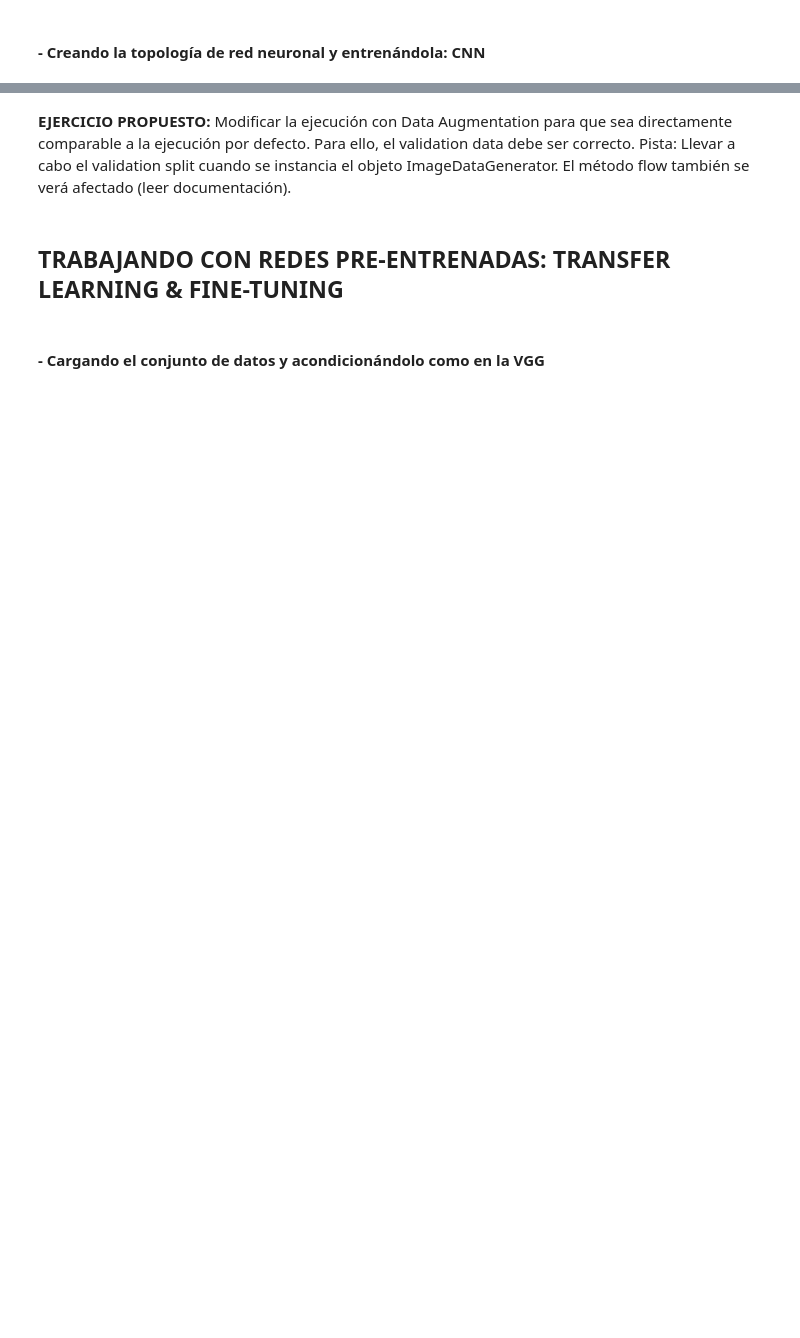
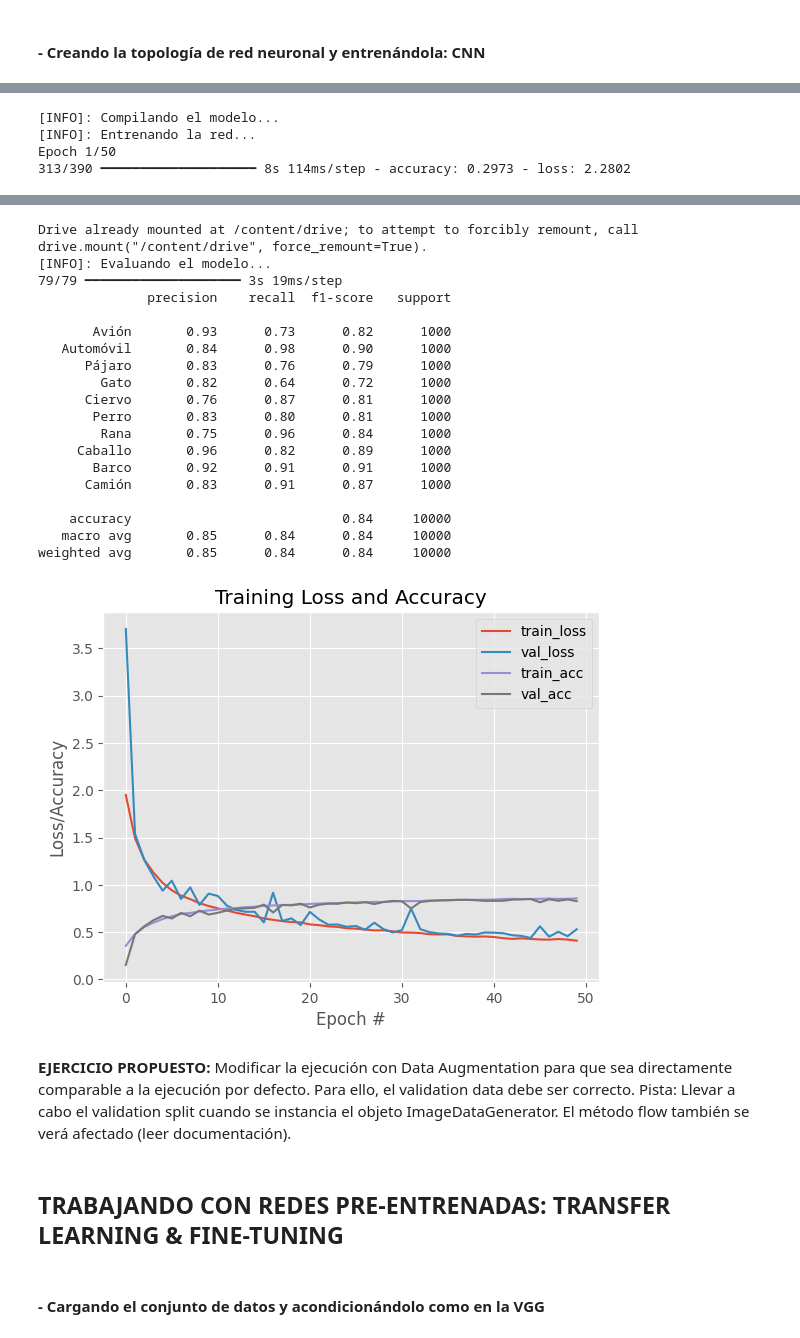
Before and after one commit to Carmen10-171/07MIAR_Redes-Neuronales, a Jupyter notebook: 07MIAR_SP02_Deep_Vision_practica2.ipynb, the cells around one changed output, grey strips where cells are left out. Saved outputs shown, nothing was run; the diff lists cells and outputs as text; code cells hidden in the pictures; blank space fills up the shorter version.

```diff
--- a/07MIAR_SP02_Deep_Vision_practica2.ipynb
+++ b/07MIAR_SP02_Deep_Vision_practica2.ipynb
@@ -416,9 +540,20 @@ from tensorflow.keras.layers import Input, Conv2D, Activation, Flatten, Dense, D
 from tensorflow.keras.models import Model
 from tensorflow.keras.models import Sequential
 from tensorflow.keras.optimizers import SGD, Adam
+from tensorflow.keras.preprocessing.image import ImageDataGenerator
 from sklearn.metrics import classification_report
 import matplotlib.pyplot as plt
 from google.colab import drive
+
+# Definimos e inicializamos datagen para evitar el NameError
+datagen = ImageDataGenerator(
+    rotation_range=15,
+    width_shift_range=0.2,
+    height_shift_range=0.2,
+    horizontal_flip=True,
+    zoom_range=0.2,
+    validation_split=0.2
+)
 
 #########################################
 ###### Definimos la arquitectura ########
@@ -468,7 +603,7 @@ model_aug.compile(loss="categorical_crossentropy", optimizer=Adam(learning_rate=
 # Entrenamiento de la red
 print("[INFO]: Entrenando la red...")
 H_aug = model_aug.fit(datagen.flow(trainX, trainY, batch_size=128, subset="training"),
-                                steps_per_epoch = len(trainX)/ 128, epochs=50, validation_data=datagen.flow(trainX, trainY, batch_size=8, subset="validation"))
+                                steps_per_epoch = len(trainX) // 128, epochs=50, validation_data=datagen.flow(trainX, trainY, batch_size=8, subset="validation"))
 # Almaceno el modelo en Drive
 # Montamos la unidad de Drive
 drive.mount('/content/drive')
@@ -494,3 +629,8 @@ plt.xlabel("Epoch #")
 plt.ylabel("Loss/Accuracy")
 plt.legend()
 plt.show()
+# %% [output]
+[INFO]: Compilando el modelo...
+[INFO]: Entrenando la red...
+Epoch 1/50
+313/390 ━━━━━━━━━━━━━━━━━━━━ 8s 114ms/step - accuracy: 0.2973 - loss: 2.2802
@@ -497,3 +672,23 @@ plt.show()
+Drive already mounted at /content/drive; to attempt to forcibly remount, call drive.mount("/content/drive", force_remount=True).
+[INFO]: Evaluando el modelo...
+79/79 ━━━━━━━━━━━━━━━━━━━━ 3s 19ms/step
+              precision    recall  f1-score   support
+
+       Avión       0.93      0.73      0.82      1000
+   Automóvil       0.84      0.98      0.90      1000
+      Pájaro       0.83      0.76      0.79      1000
+        Gato       0.82      0.64      0.72      1000
+      Ciervo       0.76      0.87      0.81      1000
+       Perro       0.83      0.80      0.81      1000
+        Rana       0.75      0.96      0.84      1000
+     Caballo       0.96      0.82      0.89      1000
+       Barco       0.92      0.91      0.91      1000
+      Camión       0.83      0.91      0.87      1000
+
+    accuracy                           0.84     10000
+   macro avg       0.85      0.84      0.84     10000
+weighted avg       0.85      0.84      0.84     10000
+[figure, added]
 # %% [markdown]
 **EJERCICIO PROPUESTO:** Modificar la ejecución con Data Augmentation para que sea directamente comparable a la ejecución por defecto. Para ello, el validation data debe ser correcto. Pista: Llevar a cabo el validation split cuando se instancia el objeto ImageDataGenerator. El método flow también se verá afectado (leer documentación).
 # %% [markdown]
```
Also changed, not shown: parts of 26 cells of this notebook.
